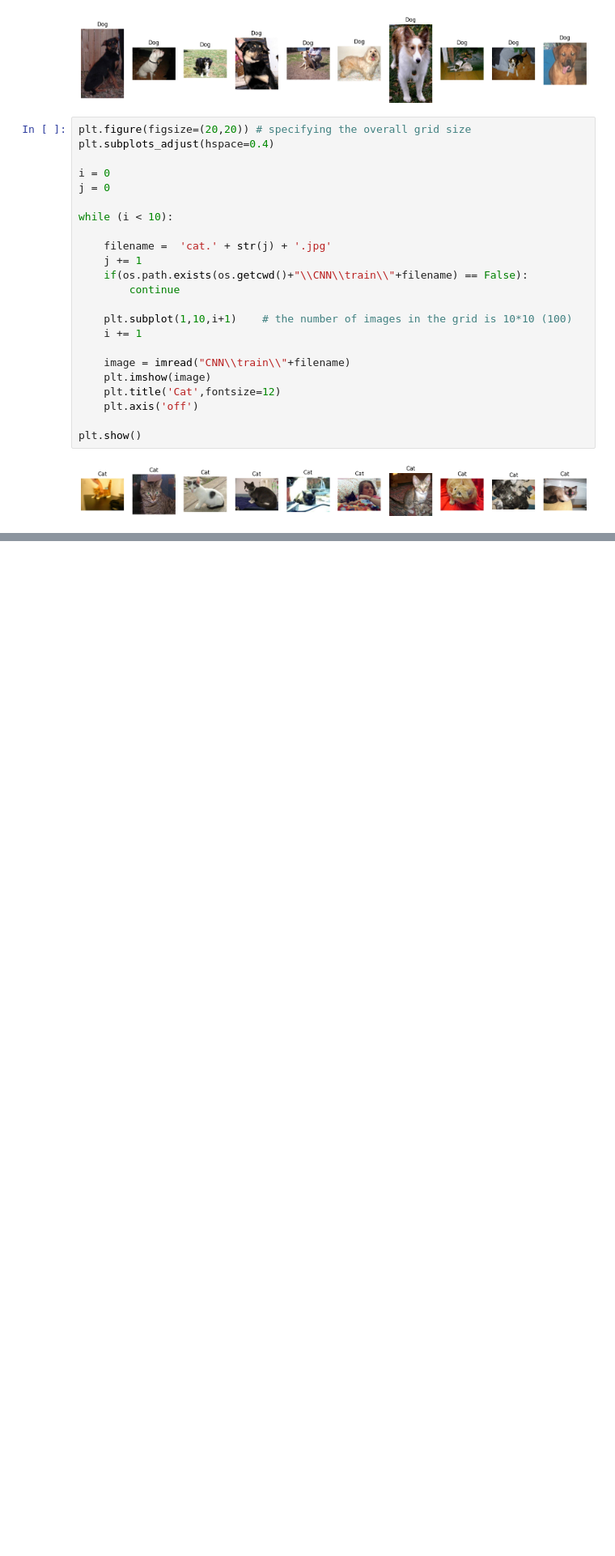
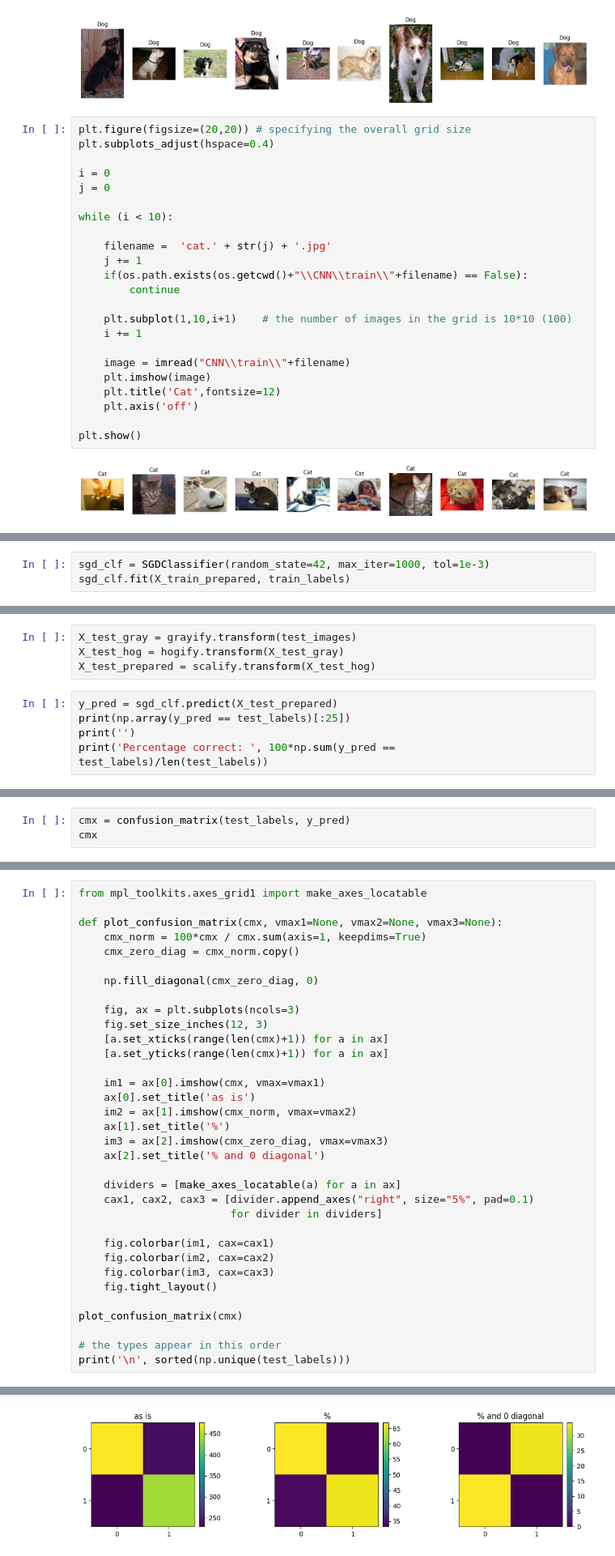
Before and after one commit to MagicalGlove/MachineLearning, a Jupyter notebook: Assignment4/ola.ipynb, the cells around one changed output, grey strips where cells are left out. Shown at 81% size. Drawn from its saved outputs; the diff is of its cells as text; blank space fills up the shorter version.

```diff
--- a/Assignment4/ola.ipynb
+++ b/Assignment4/ola.ipynb
@@ -159,0 +179,3 @@ KeyboardInterrupt
+# %%
+sgd_clf = SGDClassifier(random_state=42, max_iter=1000, tol=1e-3)
+sgd_clf.fit(X_train_prepared, train_labels)
@@ -159,0 +184,9 @@ KeyboardInterrupt
+# %%
+X_test_gray = grayify.transform(test_images)
+X_test_hog = hogify.transform(X_test_gray)
+X_test_prepared = scalify.transform(X_test_hog)
+# %%
+y_pred = sgd_clf.predict(X_test_prepared)
+print(np.array(y_pred == test_labels)[:25])
+print('')
+print('Percentage correct: ', 100*np.sum(y_pred == test_labels)/len(test_labels))
@@ -159,0 +243,3 @@ KeyboardInterrupt
+# %%
+cmx = confusion_matrix(test_labels, y_pred)
+cmx
@@ -159,0 +249,35 @@ KeyboardInterrupt
+# %%
+from mpl_toolkits.axes_grid1 import make_axes_locatable
+
+def plot_confusion_matrix(cmx, vmax1=None, vmax2=None, vmax3=None):
+    cmx_norm = 100*cmx / cmx.sum(axis=1, keepdims=True)
+    cmx_zero_diag = cmx_norm.copy()
+
+    np.fill_diagonal(cmx_zero_diag, 0)
+
+    fig, ax = plt.subplots(ncols=3)
+    fig.set_size_inches(12, 3)
+    [a.set_xticks(range(len(cmx)+1)) for a in ax]
+    [a.set_yticks(range(len(cmx)+1)) for a in ax]
+
+    im1 = ax[0].imshow(cmx, vmax=vmax1)
+    ax[0].set_title('as is')
+    im2 = ax[1].imshow(cmx_norm, vmax=vmax2)
+    ax[1].set_title('%')
+    im3 = ax[2].imshow(cmx_zero_diag, vmax=vmax3)
+    ax[2].set_title('% and 0 diagonal')
+
+    dividers = [make_axes_locatable(a) for a in ax]
+    cax1, cax2, cax3 = [divider.append_axes("right", size="5%", pad=0.1)
+                        for divider in dividers]
+
+    fig.colorbar(im1, cax=cax1)
+    fig.colorbar(im2, cax=cax2)
+    fig.colorbar(im3, cax=cax3)
+    fig.tight_layout()
+
+plot_confusion_matrix(cmx)
+
+# the types appear in this order
+print('\n', sorted(np.unique(test_labels)))
+# %% [output]
@@ -159,0 +285 @@ KeyboardInterrupt
+[figure, added]
```
Also changed, not shown: parts of 15 cells of this notebook.
